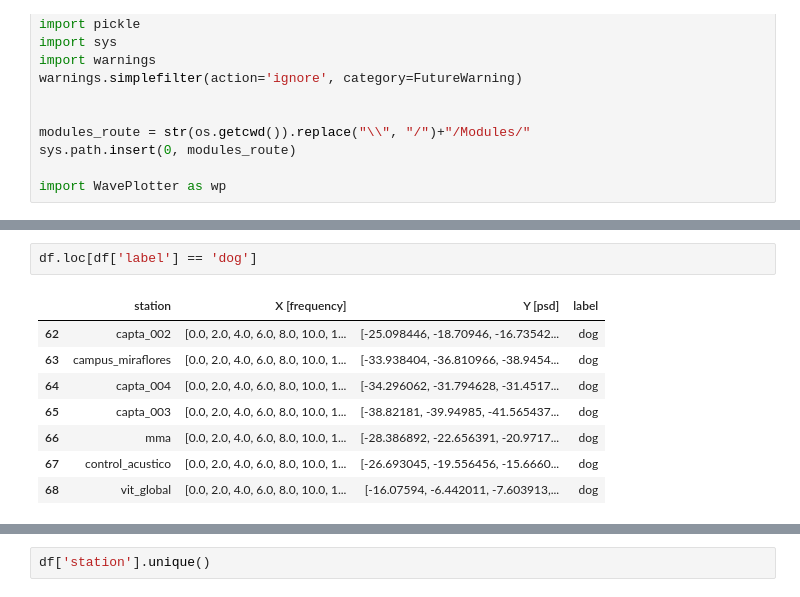
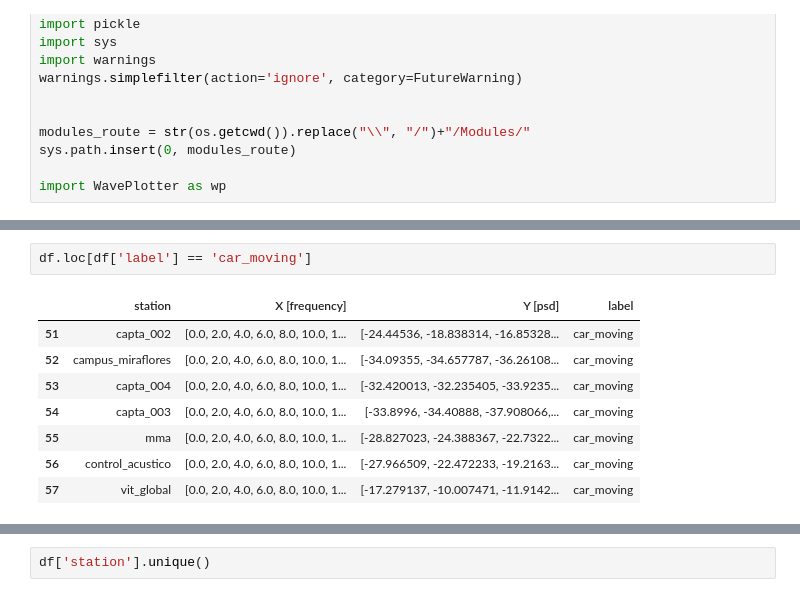
Before and after one commit to JoaquinRMorales/fusa_noise, a Jupyter notebook: Experiments.ipynb, the cells around one changed output, grey strips where cells are left out. Saved outputs shown, nothing was run; the diff lists cells and outputs as text.

```diff
--- a/Experiments.ipynb
+++ b/Experiments.ipynb
@@ -79,14 +75,14 @@ df
 # %%
-df.loc[df['label'] == 'dog']
+df.loc[df['label'] == 'car_moving']
 # %% [output]
 |  | station | X [frequency] | Y [psd] | label |
-| 62 | capta_002 | [0.0, 2.0, 4.0, 6.0, 8.0, 10.0, 1... | [-25.098446, -18.70946, -16.73542... | dog |
-| 63 | campus_miraflores | [0.0, 2.0, 4.0, 6.0, 8.0, 10.0, 1... | [-33.938404, -36.810966, -38.9454... | dog |
-| 64 | capta_004 | [0.0, 2.0, 4.0, 6.0, 8.0, 10.0, 1... | [-34.296062, -31.794628, -31.4517... | dog |
-| 65 | capta_003 | [0.0, 2.0, 4.0, 6.0, 8.0, 10.0, 1... | [-38.82181, -39.94985, -41.565437... | dog |
-| 66 | mma | [0.0, 2.0, 4.0, 6.0, 8.0, 10.0, 1... | [-28.386892, -22.656391, -20.9717... | dog |
-| 67 | control_acustico | [0.0, 2.0, 4.0, 6.0, 8.0, 10.0, 1... | [-26.693045, -19.556456, -15.6660... | dog |
-| 68 | vit_global | [0.0, 2.0, 4.0, 6.0, 8.0, 10.0, 1... | [-16.07594, -6.442011, -7.603913,... | dog |
+| 51 | capta_002 | [0.0, 2.0, 4.0, 6.0, 8.0, 10.0, 1... | [-24.44536, -18.838314, -16.85328... | car_moving |
+| 52 | campus_miraflores | [0.0, 2.0, 4.0, 6.0, 8.0, 10.0, 1... | [-34.09355, -34.657787, -36.26108... | car_moving |
+| 53 | capta_004 | [0.0, 2.0, 4.0, 6.0, 8.0, 10.0, 1... | [-32.420013, -32.235405, -33.9235... | car_moving |
+| 54 | capta_003 | [0.0, 2.0, 4.0, 6.0, 8.0, 10.0, 1... | [-33.8996, -34.40888, -37.908066,... | car_moving |
+| 55 | mma | [0.0, 2.0, 4.0, 6.0, 8.0, 10.0, 1... | [-28.827023, -24.388367, -22.7322... | car_moving |
+| 56 | control_acustico | [0.0, 2.0, 4.0, 6.0, 8.0, 10.0, 1... | [-27.966509, -22.472233, -19.2163... | car_moving |
+| 57 | vit_global | [0.0, 2.0, 4.0, 6.0, 8.0, 10.0, 1... | [-17.279137, -10.007471, -11.9142... | car_moving |
 # %%
 df['label'].unique()
 # %% [output]
```
Also changed, not shown: parts of 4 cells of this notebook, 1 other file.
